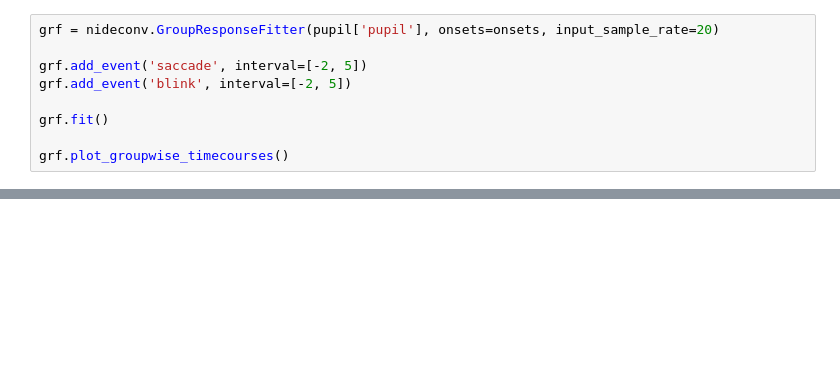
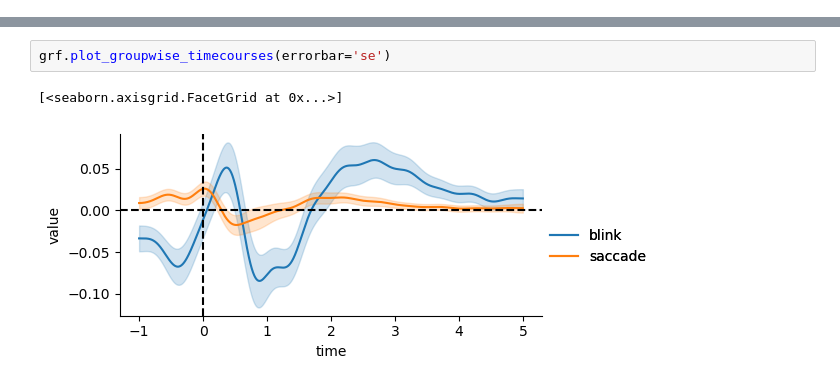
Before and after one commit to Gilles86/risk_experiment, a Jupyter notebook: risk_experiment/pupil/eye.ipynb, the cells around one changed output, grey strips where cells are left out. Cells and saved outputs as stored; diff of their text form; blank space fills up the shorter version.

```diff
--- a/risk_experiment/pupil/eye.ipynb
+++ b/risk_experiment/pupil/eye.ipynb
@@ -54,9 +148,0 @@ grf.onsets
-# %%
-grf = nideconv.GroupResponseFitter(pupil['pupil'], onsets=onsets, input_sample_rate=20)
-
-grf.add_event('saccade', interval=[-2, 5])
-grf.add_event('blink', interval=[-2, 5])
-
-grf.fit()
-
-grf.plot_groupwise_timecourses()
@@ -65,0 +166,5 @@ grf.plot_groupwise_timecourses()
+# %%
+grf.plot_groupwise_timecourses(errorbar='se')
+# %% [output]
+[<seaborn.axisgrid.FacetGrid at 0x...>]
+[figure, added]
```
Also changed, not shown: parts of 22 cells of this notebook.
